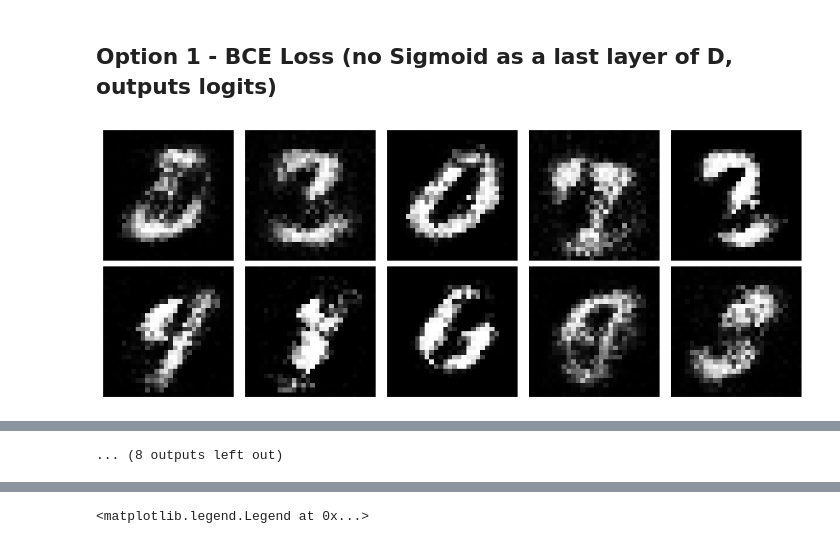
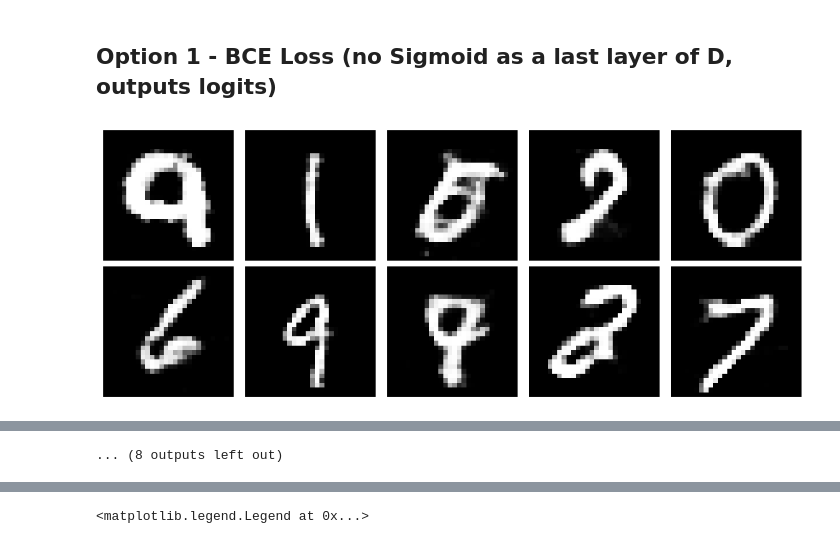
Before and after one commit to libov/ML-experiments, a Jupyter notebook: 1-GANs/2-mnist-WGAN.ipynb, the cells around one changed output, grey strips where cells are left out. Cells and saved outputs as stored; diff of their text form; code cells hidden in the pictures.

```diff
--- a/1-GANs/2-mnist-WGAN.ipynb
+++ b/1-GANs/2-mnist-WGAN.ipynb
@@ -107,14 +107,17 @@ class Generator(nn.Module):
             nn.Linear(100, 256),
             nn.BatchNorm1d(256),
             nn.LeakyReLU(0.2),
+            nn.Dropout(0.1),
 
             nn.Linear(256, 512),
             nn.BatchNorm1d(512),
             nn.LeakyReLU(0.2),
+            nn.Dropout(0.1),
 
             nn.Linear(512, 1024),
             nn.BatchNorm1d(1024),
             nn.LeakyReLU(0.2),
+            nn.Dropout(0.1),
 
             nn.Linear(1024, 784),
             #nn.Sigmoid(),
@@ -325,37 +316,46 @@ batch_size
 # %% [markdown]
 ## Option 1 - BCE Loss (no Sigmoid as a last layer of D, outputs logits)
-# %%
-generator = Generator().to(device)
-discriminator = Discriminator().to(device)
-#generator_optimizer = torch.optim.Adam(generator.parameters(), lr=0.0002, betas=(0.5, 0.999))
-#discriminator_optimizer = torch.optim.Adam(discriminator.parameters(), lr=0.0002, betas=(0.5, 0.999))
-generator_optimizer = torch.optim.Adam(generator.parameters(), lr=1e-4, betas=(0.0, 0.9))
-discriminator_optimizer = torch.optim.Adam(discriminator.parameters(), lr=1e-4, betas=(0.0, 0.9))
-lambda_gp = 10
 # %%
-num_epochs = 50
-# we update the discriminator more rarely, otherwise generator struggles to train
-discriminator_fraction_update = 200
-discriminator_epoch_update = 5 # update ever 10th epoch
+batch_size = 128
 
-batch_print = 200
-batch = 0
+train_loader = DataLoader(train_dataset, batch_size=batch_size, shuffle=True, drop_last=True)
+test_loader = DataLoader(test_dataset, batch_size=batch_size, shuffle=False)
 
+#generator = Generator().to(device)
+#discriminator = Discriminator().to(device)
+
+#generator_optimizer = torch.optim.Adam(generator.parameters(), lr=0.0002, betas=(0.5, 0.999))
+#discriminator_optimizer = torch.optim.Adam(discriminator.parameters(), lr=0.0002, betas=(0.5, 0.999))
+generator_optimizer = torch.optim.Adam(generator.parameters(), lr=1e-5, betas=(0.0, 0.9))
+discriminator_optimizer = torch.optim.Adam(discriminator.parameters(), lr=1e-5, betas=(0.0, 0.9))
+lambda_gp = 10
+
+
+num_epochs = 200
 D_loss = []
 G_loss = []
-n_D_updates_per_epoch = 1000
+S_real_ = []
+S_fake_ = []
+n_D_updates = 1 # for every 5 D steps we do a single G update
+print_image_freq = 20
+
 for epoch in range(num_epochs):
 
     discriminator_epoch_loss = 0.0
     generator_epoch_loss = 0.0
 
+    S_real_epoch = 0.0
+    S_fake_epoch = 0.0
+
     # note, no need for labels as we train in an unsupervised fashion!
     i = 0
     batch = 0
+    n_updates = 0
+    tot_D_updates = 0
+    tot_G_updates = 0
     for images, _ in train_loader:
 
         images = images.to(device)
-        bs = images.size(0)
         latent_vectors = torch.randn(batch_size, 100, device=device)
 
         ########################################################################
@@ -368,13 +368,11 @@ for epoch in range(num_epochs):
         with torch.no_grad():
             G = (1+generator(latent_vectors))/2
 
-        if epoch % 5 == 0 and batch == 0:
+        if epoch % print_image_freq == 0 and batch == 0:
             plot_examples(G.view(-1, 1, 28, 28).cpu())
 
-        ###
-        ###
         # Sample points along straight lines between real and fake
-        eps = torch.rand(bs, 1, 1, 1, device=device)
+        eps = torch.rand(batch_size, 1, 1, 1, device=device)
         x_hat = eps * images + (1 - eps) * G.view(-1, 1, 28, 28)
         x_hat.requires_grad_(True)
 
@@ -389,46 +387,63 @@ for epoch in range(num_epochs):
             retain_graph=True
         )[0]
 
-        grad_norm = gradients.view(bs, -1).norm(2, dim=1)
+        grad_norm = gradients.view(batch_size, -1).norm(2, dim=1)
         gradient_penalty = lambda_gp * ((grad_norm - 1) ** 2).mean()
 
         # Total discriminator loss
-        loss_D = torch.mean(discriminator(G)) - torch.mean(discriminator(images)) + gradient_penalty
+        S_real = torch.mean(discriminator(images))
+        S_fake = torch.mean(discriminator(G))
+        loss_D = -(S_real-S_fake) + gradient_penalty
+        loss_D.backward()
+        discriminator_optimizer.step()
+        tot_D_updates += 1
 
-        loss_D.backward()
         discriminator_epoch_loss += loss_D.item()
-        discriminator_optimizer.step()
+        S_real_epoch += S_real.item()
+        S_fake_epoch += S_fake.item()
+
         #for p in discriminator.parameters():
         #    p.data.clamp_(-0.01, 0.01)
 
         ########################################################################
         # Step 2. Train the generator, keep the discriminator fixed.
         ########################################################################
         discriminator.eval()
         generator.train()
         generator_optimizer.zero_grad()
 
         G = (1+generator(latent_vectors))/2
 
-        # Generator tries to fool discriminator, so uses real labels for fake outputs
+        # Generator tries to fool discriminator, so has to increase the average score (=minimize negative score)
         loss_G = -torch.mean(discriminator(G))
         loss_G.backward()
 
+        #if n_updates == n_D_updates:
+        #    generator_optimizer.step()
+        #    tot_G_updates += 1
+        #    n_updates = -1
         generator_optimizer.step()
+        tot_G_updates += 1
         generator_epoch_loss += loss_G.item()
 
         if batch  == 0 and epoch==0:
             print(f'Epoch {epoch}, batch {batch} of {len(train_loader)}. D-loss: {loss_D}, G-loss: {loss_G}')
         batch += 1
 
+        n_updates += 1
+
     discriminator_epoch_loss /= len(train_loader)
     generator_epoch_loss /= len(train_loader)
+    S_real_epoch /= len(train_loader)
+    S_fake_epoch /= len(train_loader)
 
     D_loss.append(discriminator_epoch_loss)
     G_loss.append(generator_epoch_loss)
+    S_real_.append(S_real_epoch)
+    S_fake_.append(S_fake_epoch)
 
-    print(f"Epoch {epoch+1} Finished. Average discriminator Loss: {discriminator_epoch_loss:4f}, Average generator Loss: {generator_epoch_loss}. Updated Discriminator {i} times.")
+    print(f"Epoch {epoch+1} Finished. Average discriminator Loss: {discriminator_epoch_loss:4f}, Average generator Loss: {generator_epoch_loss}. Updated D/G {tot_D_updates}/{tot_G_updates} times.")
 
 print("Training complete.")
 # %% [output]
-[figure, old version]
+[figure, new version]
```
Also changed, not shown: parts of 14 cells of this notebook.
